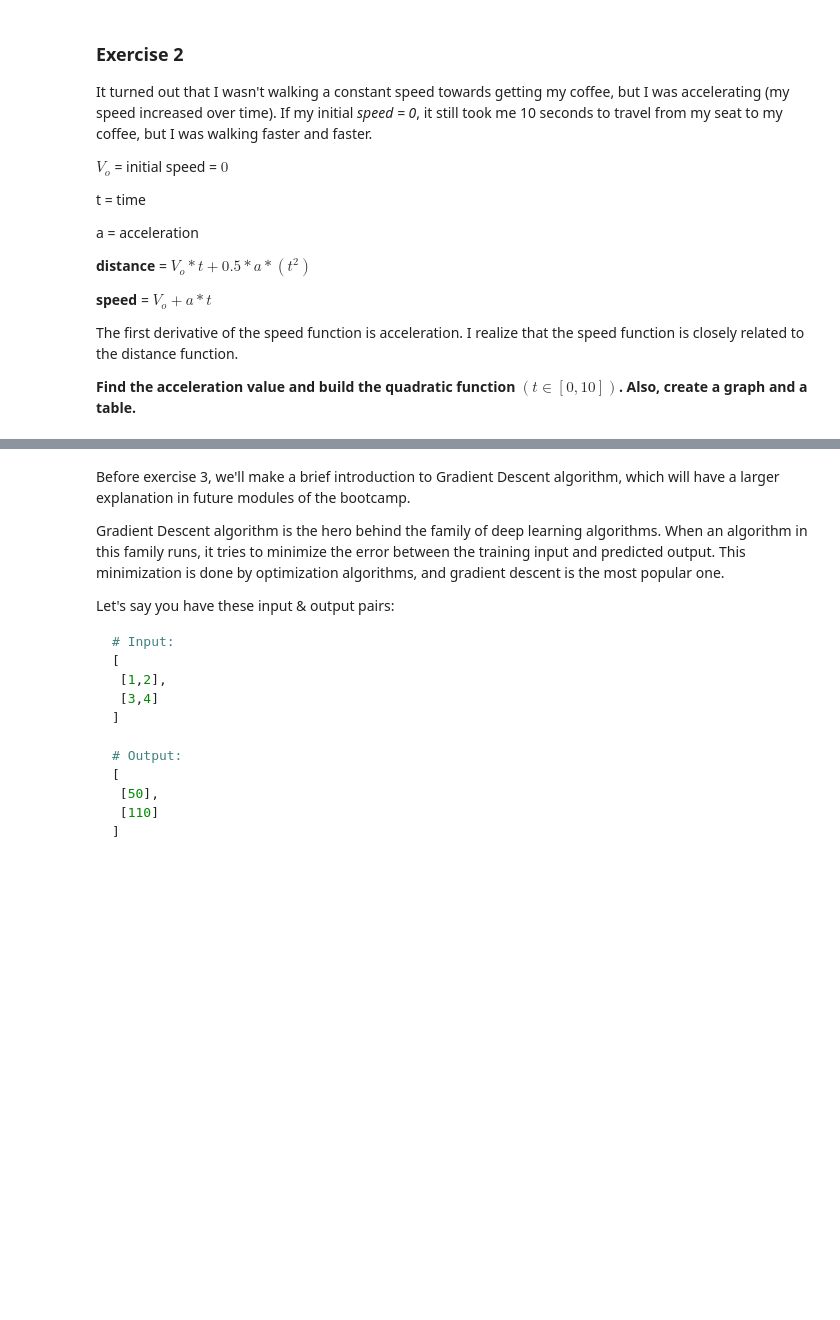
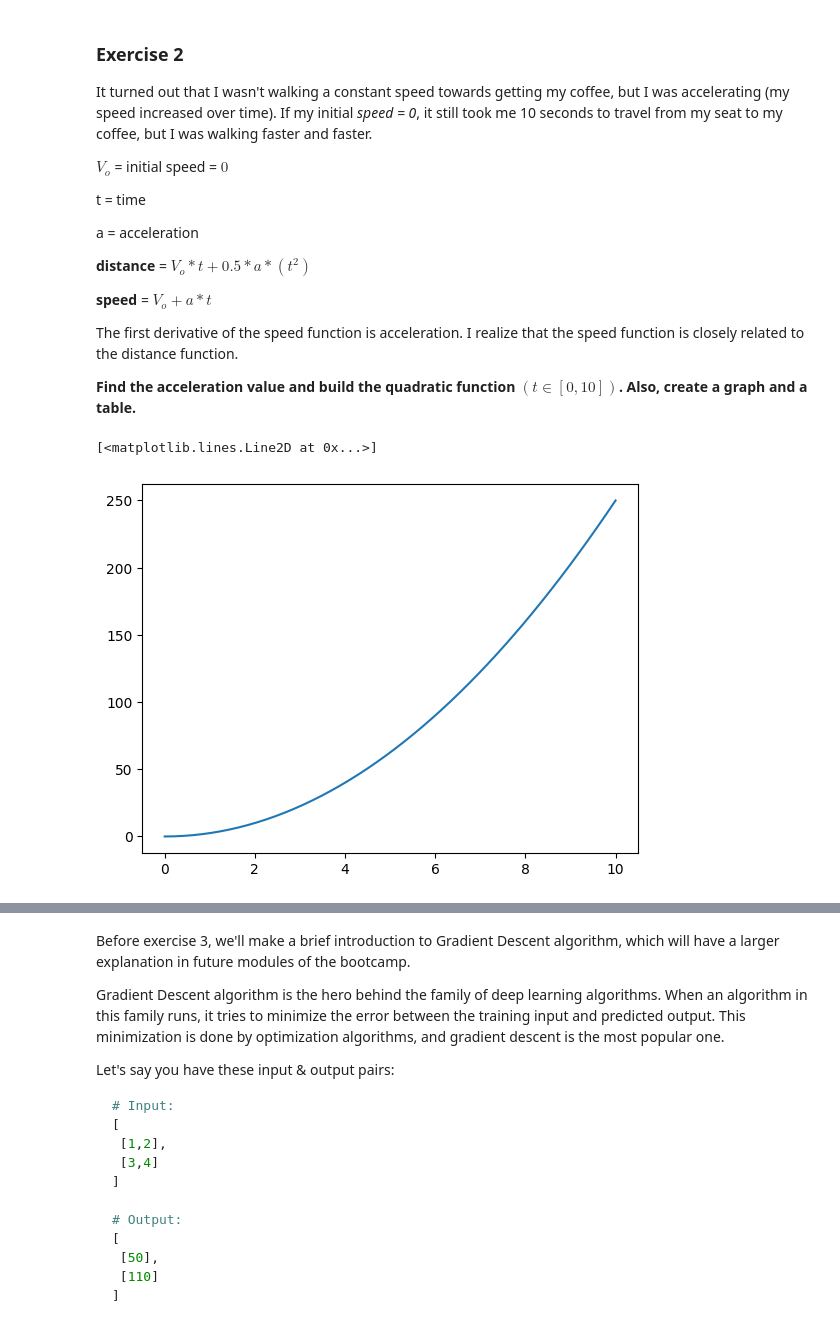
Before and after one commit to remelop03/calculus-and-algebra-problems-with-python, a Jupyter notebook: notebook/problems.ipynb, the cells around one changed output, grey strips where cells are left out. Saved outputs shown, nothing was run; the diff lists cells and outputs as text; code cells hidden in the pictures; blank space fills up the shorter version.

```diff
--- a/notebook/problems.ipynb
+++ b/notebook/problems.ipynb
@@ -49,6 +97,21 @@ The first derivative of the speed function is acceleration. I realize that the s
 
 **Find the acceleration value and build the quadratic function  $(t ∈ [0,10])$. Also, create a graph and a table.**
 # %%
+import numpy as np
+import matplotlib.pyplot as plt
+
+"""""   x(t)=v_0*t+(1/2)*(a)*(t**2)
+        v_0=0
+        x_f=250
+        t_f=10
+        x(t)=(1/2)*(a)*(t**2)
+        a=5
+"""
 # Define and plot the quadratic funtion
+def x(t): return (1/2)*(5)*(t**2)
+plt.plot(t, x(t))
+# %% [output]
+[<matplotlib.lines.Line2D at 0x...>]
+[figure, added]
 # %%
 # Create a DataFrame
```
Also changed, not shown: parts of 4 cells of this notebook.
